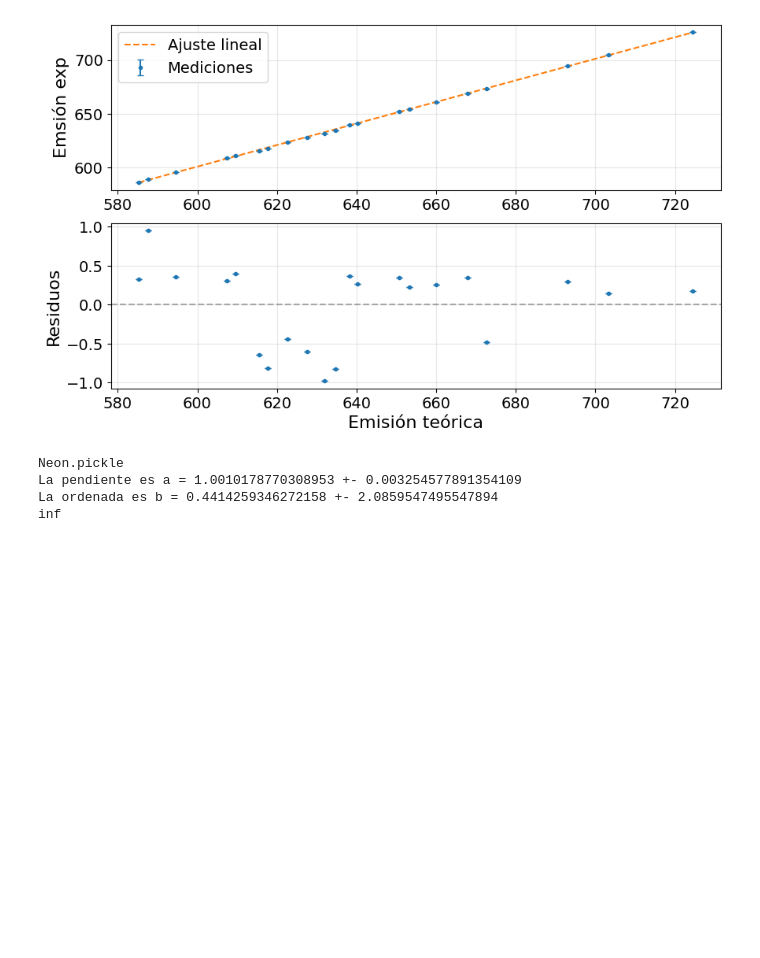
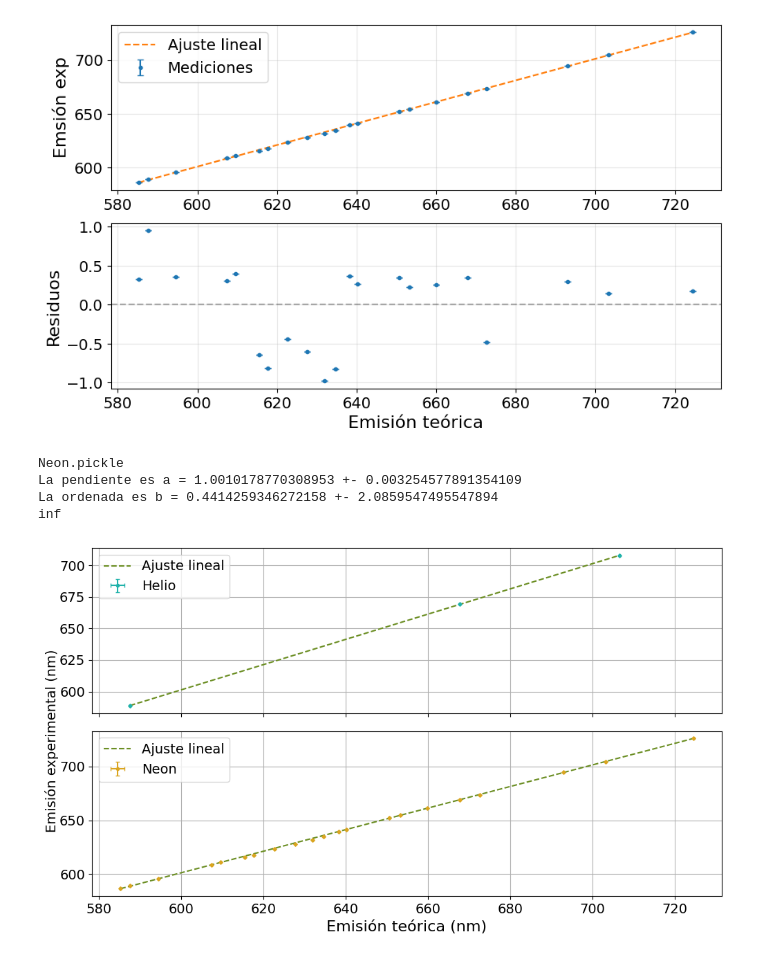
Before and after one commit to BernardoPironio/Espectrometria-difractiva, a Jupyter notebook: Calibracion_lamparas.ipynb, the cells around one changed output. Cells and saved outputs as stored; diff of their text form; code cells hidden in the pictures; blank space fills up the shorter version.

Commit message:
Agrego el grafico de calibracion

```diff
--- a/Calibracion_lamparas.ipynb
+++ b/Calibracion_lamparas.ipynb
@@ -148,3 +148,31 @@ Neon.pickle
 La pendiente es a = 1.0010178770308953 +- 0.003254577891354109
 La ordenada es b = 0.4414259346272158 +- 2.0859547495547894
 inf
+# %%
+mod_helio = np.polyfit(Emisiones_teo[1], Emisiones_exp[1], 1)
+ajuste_helio = np.polyval(mod_helio, Emisiones_teo[1])
+
+mod_neon = np.polyfit(Emisiones_teo[-1], Emisiones_exp[-1], 1)
+ajuste_neon = np.polyval(mod_helio, Emisiones_teo[-1])
+
+fig,axs = plt.subplots(ncols = 1,nrows = 2,sharex=True,figsize = (10,6))
+
+axs[0].errorbar(Emisiones_teo[1], Emisiones_exp[1], yerr = err_Emisiones_exp[1], xerr = 0,
+                capsize = 2,label = 'Helio',fmt = '.',color = 'lightseagreen')
+axs[0].plot(Emisiones_teo[1], ajuste_helio, '--',color = 'olivedrab',label = 'Ajuste lineal')
+axs[0].grid()
+axs[0].legend(loc = 'upper left')
+
+
+axs[1].errorbar(Emisiones_teo[-1], Emisiones_exp[-1], yerr = err_Emisiones_exp[-1], xerr = 0,
+                capsize = 2,label = 'Neon',fmt = '.',color = 'goldenrod')
+axs[1].plot(Emisiones_teo[-1], ajuste_neon, '--', color = 'olivedrab',label = 'Ajuste lineal')
+axs[1].grid()
+axs[1].legend()
+axs[1].set_xlabel('Emisión teórica (nm)')
+fig.text(0.000000000001, 0.5, 'Emisión experimental (nm)', va='center', rotation='vertical')
+fig.tight_layout()
+
+plt.savefig('Figuras_informe/Calibraciones/Helio_Neon.pdf', bbox_inches = 'tight')
+# %% [output]
+[figure, added]
```
Also changed, not shown: 6 other files.
